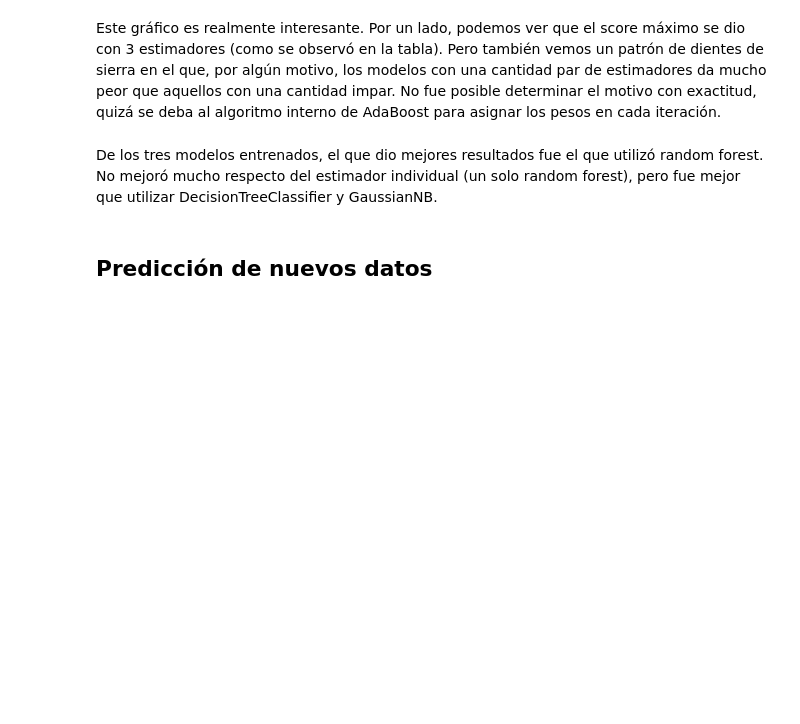
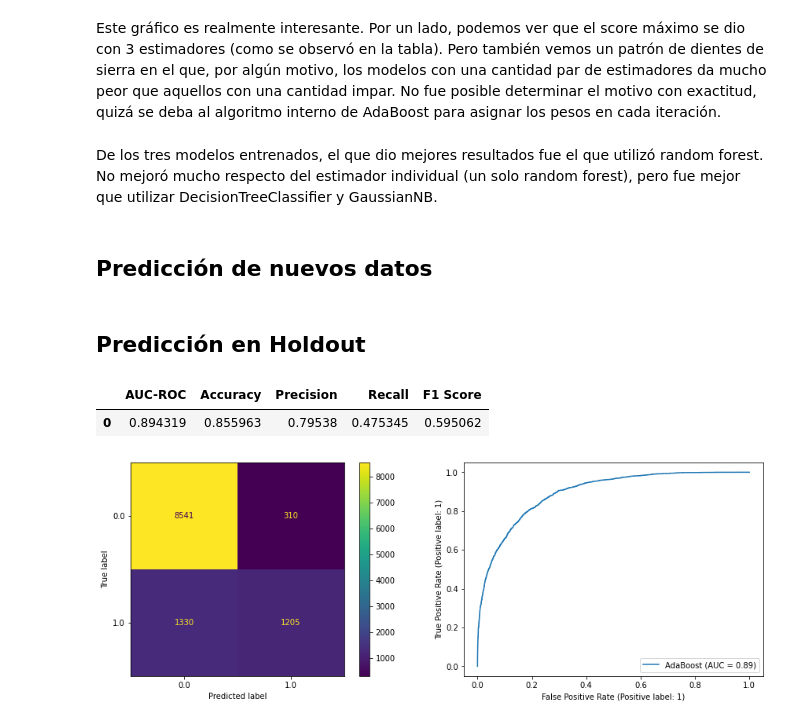
Before and after one commit to fdelu/orga-de-datos, a Jupyter notebook: parte_2/AdaBoostClassifier.ipynb, the cells around one changed output. Cells and saved outputs as stored; diff of their text form; code cells hidden in the pictures; blank space fills up the shorter version.

Commit message:
Agrega analisis en Holdout y actualiza tabla

```diff
--- a/parte_2/AdaBoostClassifier.ipynb
+++ b/parte_2/AdaBoostClassifier.ipynb
@@ -340,3 +337,25 @@ df_extra_predict = pd.DataFrame({"id": df_extra.index, "llovieron_hamburguesas_a
 df_extra_predict.set_index("id", inplace = True)
 df_extra_predict.replace({"llovieron_hamburguesas_al_dia_siguiente": {0.0: "no", 1.0: "si"}}, inplace = True)
 df_extra_predict.to_csv("predicciones/AdaBoostClassifier.csv")
+# %% [markdown]
+## Predicción en Holdout
+# %%
+df_features_holdout = pd.read_csv("datasets/df_features_holdout.csv", low_memory = False, index_col = "id")
+df_target_holdout = pd.read_csv("datasets/df_target_holdout.csv", low_memory = False, index_col = "id")
+
+common(df_features_holdout, df_target_holdout)
+df_features_holdout = barrios_a_comunas(df_features_holdout)
+viento_trigonometrico(df_features_holdout)
+# %%
+metrics_table(df_target_holdout, pipe_.predict(df_features_holdout), pipe_.predict_proba(df_features_holdout)[:,1])
+# %% [output]
+|  | AUC-ROC | Accuracy | Precision | Recall | F1 Score |
+| 0 | 0.894319 | 0.855963 | 0.79538 | 0.475345 | 0.595062 |
+# %%
+fig, axs = plt.subplots(1, 2, figsize=(15,5))
+
+ConfusionMatrixDisplay.from_predictions(df_target_holdout, pipe_.predict(df_features_holdout), ax=axs[0])
+RocCurveDisplay.from_predictions(df_target_holdout, pipe_.predict_proba(df_features_holdout)[:,1], ax=axs[1], name="AdaBoost")
+plt.show()
+# %% [output]
+[figure, added]
```
Also changed, not shown: parts of 10 cells of this notebook, 8 other files.
